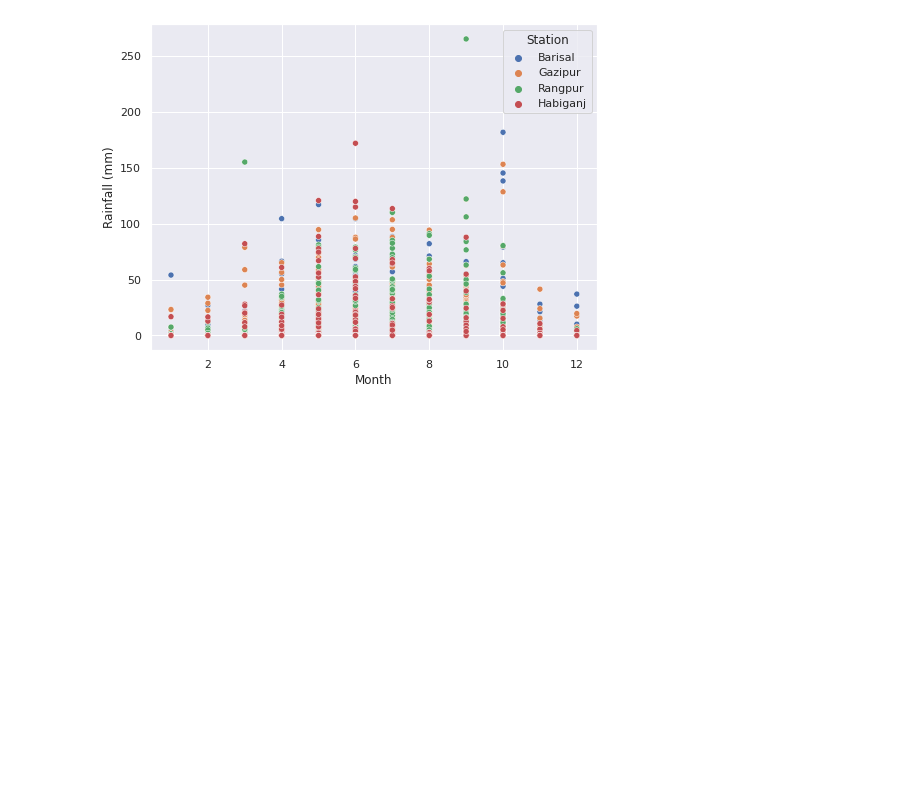
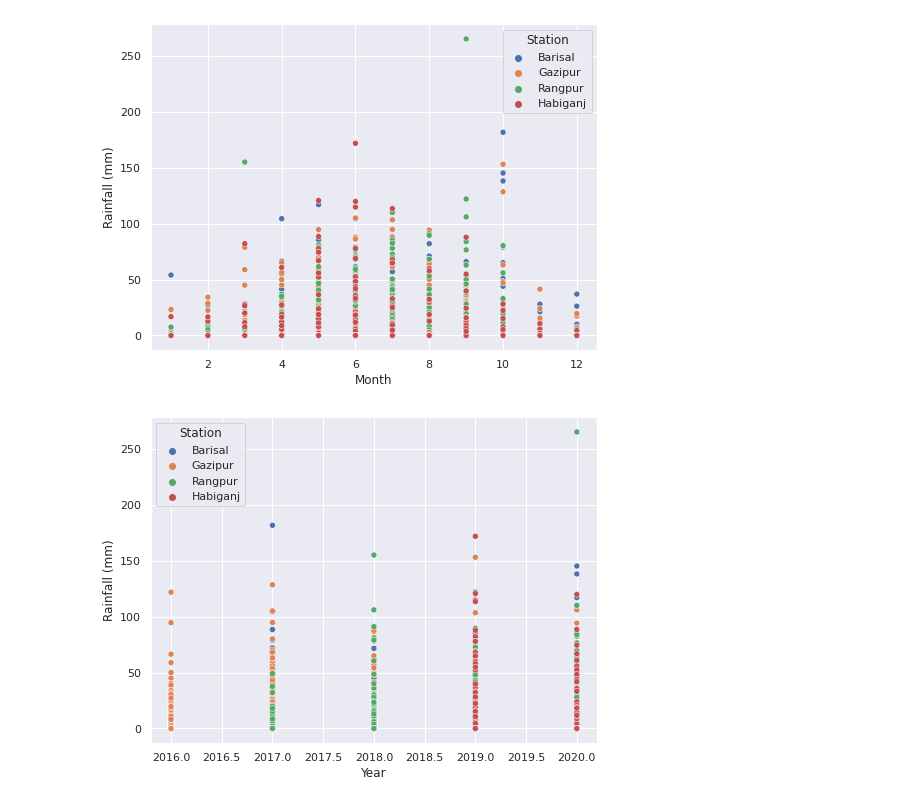
Before and after one commit to RifatIslamOmio/Weather-WaterLevel-Prediction-ML, a Jupyter notebook: Notebooks/brri-dataset_exploration.ipynb, the cells around one changed output. Drawn from its saved outputs; the diff is of its cells as text; code cells hidden in the pictures; blank space fills up the shorter version.

Commit message:
Updated brri-dataset_exploration notebook #5
added codes for yearly rainfall data analysis and visualisation

```diff
--- a/Notebooks/brri-dataset_exploration.ipynb
+++ b/Notebooks/brri-dataset_exploration.ipynb
@@ -366,5 +435,9 @@ plt.show()
 _=sns.scatterplot(data=raw_df, x='Month', y=rainfall_column, hue='Station')
 # %% [output]
 [figure]
+# %%
+_=sns.scatterplot(data=raw_df, x='Year', y=rainfall_column, hue='Station')
+# %% [output]
+[figure, added]
 # %%
 # sns.pairplot(raw_df[['Rainfall (mm)', 'Month', 'Station']], hue = 'Station', height = 5)
```
Also changed, not shown: parts of 24 cells of this notebook.
